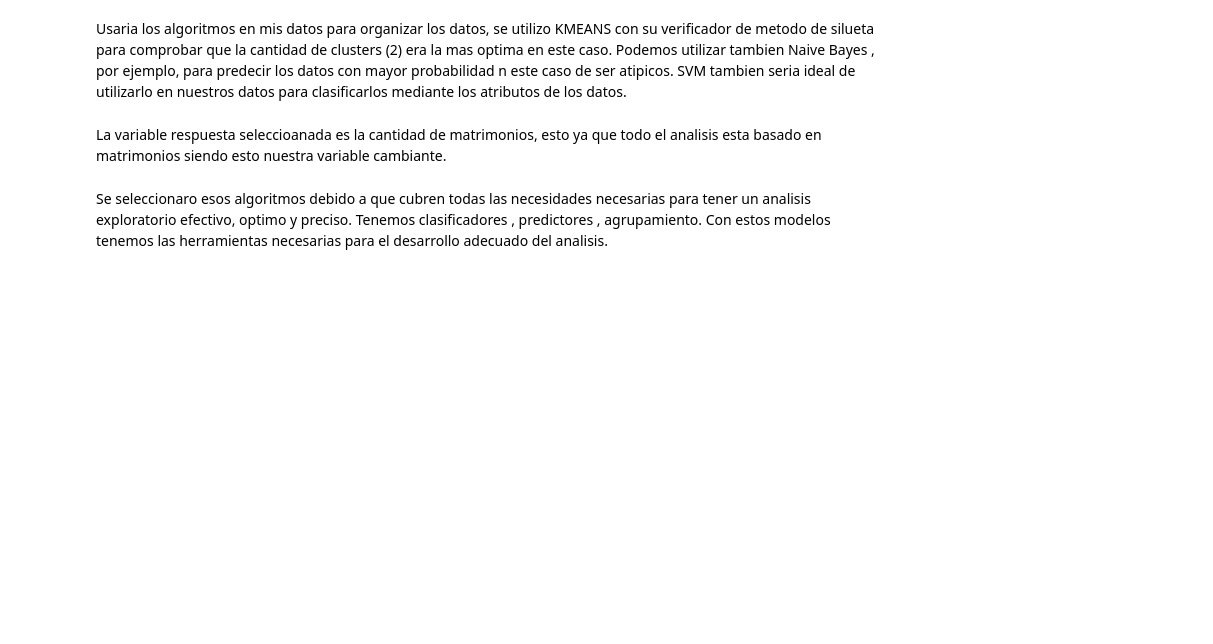
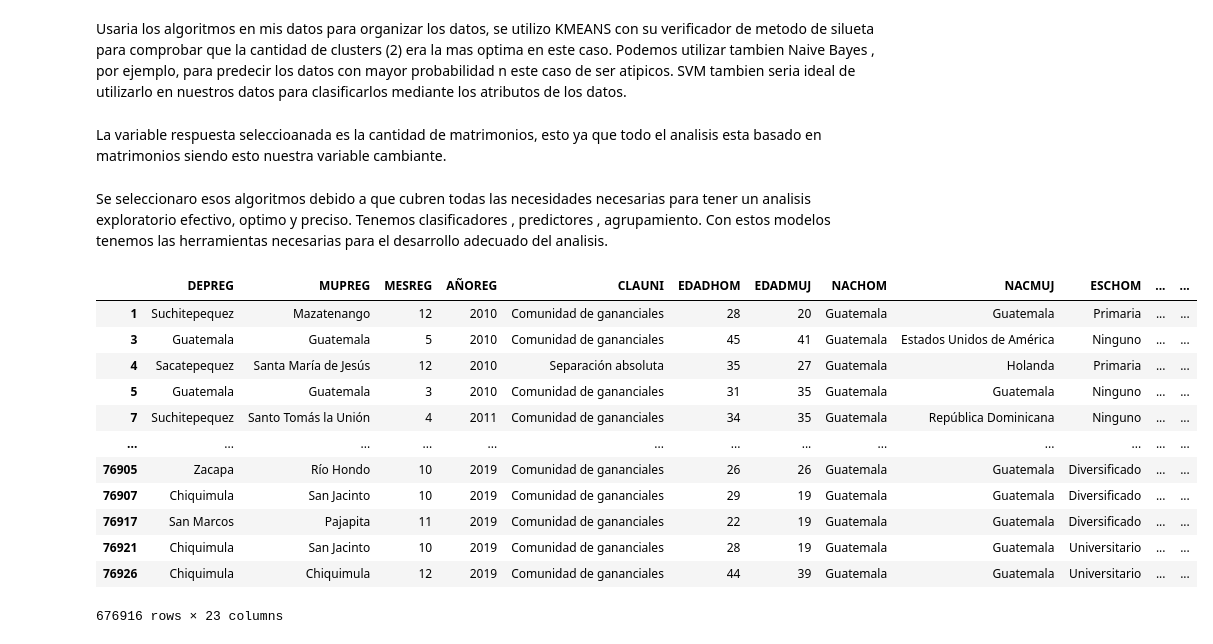
Before and after one commit to Diego223/ProyectoMiningData, a Jupyter notebook: PROYECTO1DM.ipynb, the cells around one changed output. Saved outputs shown, nothing was run; the diff lists cells and outputs as text; code cells hidden in the pictures; blank space fills up the shorter version.

```diff
--- a/PROYECTO1DM.ipynb
+++ b/PROYECTO1DM.ipynb
@@ -803,3 +785,19 @@ Usaria los algoritmos en mis datos para organizar los datos, se utilizo KMEANS c
 La variable respuesta seleccioanada es la cantidad de matrimonios, esto ya que todo el analisis esta basado en matrimonios siendo esto nuestra variable cambiante.
 # %% [markdown]
 Se seleccionaro esos algoritmos debido a que cubren todas las necesidades necesarias para tener un analisis exploratorio efectivo, optimo y preciso. Tenemos clasificadores , predictores , agrupamiento. Con estos modelos tenemos las herramientas necesarias para el desarrollo adecuado del analisis.
+# %%
+DATAMATRIMONIOS
+# %% [output]
+|  | DEPREG | MUPREG | MESREG | AÑOREG | CLAUNI | EDADHOM | EDADMUJ | NACHOM | NACMUJ | ESCHOM | ... | ... |
+| 1 | Suchitepequez | Mazatenango | 12 | 2010 | Comunidad de gananciales | 28 | 20 | Guatemala | Guatemala | Primaria | ... | ... |
+| 3 | Guatemala | Guatemala | 5 | 2010 | Comunidad de gananciales | 45 | 41 | Guatemala | Estados Unidos de América | Ninguno | ... | ... |
+| 4 | Sacatepequez | Santa María de Jesús | 12 | 2010 | Separación absoluta | 35 | 27 | Guatemala | Holanda | Primaria | ... | ... |
+| 5 | Guatemala | Guatemala | 3 | 2010 | Comunidad de gananciales | 31 | 35 | Guatemala | Guatemala | Ninguno | ... | ... |
+| 7 | Suchitepequez | Santo Tomás la Unión | 4 | 2011 | Comunidad de gananciales | 34 | 35 | Guatemala | República Dominicana | Ninguno | ... | ... |
+| ... | ... | ... | ... | ... | ... | ... | ... | ... | ... | ... | ... | ... |
+| 76905 | Zacapa | Río Hondo | 10 | 2019 | Comunidad de gananciales | 26 | 26 | Guatemala | Guatemala | Diversificado | ... | ... |
+| 76907 | Chiquimula | San Jacinto | 10 | 2019 | Comunidad de gananciales | 29 | 19 | Guatemala | Guatemala | Diversificado | ... | ... |
+| 76917 | San Marcos | Pajapita | 11 | 2019 | Comunidad de gananciales | 22 | 19 | Guatemala | Guatemala | Diversificado | ... | ... |
+| 76921 | Chiquimula | San Jacinto | 10 | 2019 | Comunidad de gananciales | 28 | 19 | Guatemala | Guatemala | Universitario | ... | ... |
+| 76926 | Chiquimula | Chiquimula | 12 | 2019 | Comunidad de gananciales | 44 | 39 | Guatemala | Guatemala | Universitario | ... | ... |
+676916 rows × 23 columns
```
Also changed, not shown: parts of 37 cells of this notebook.
